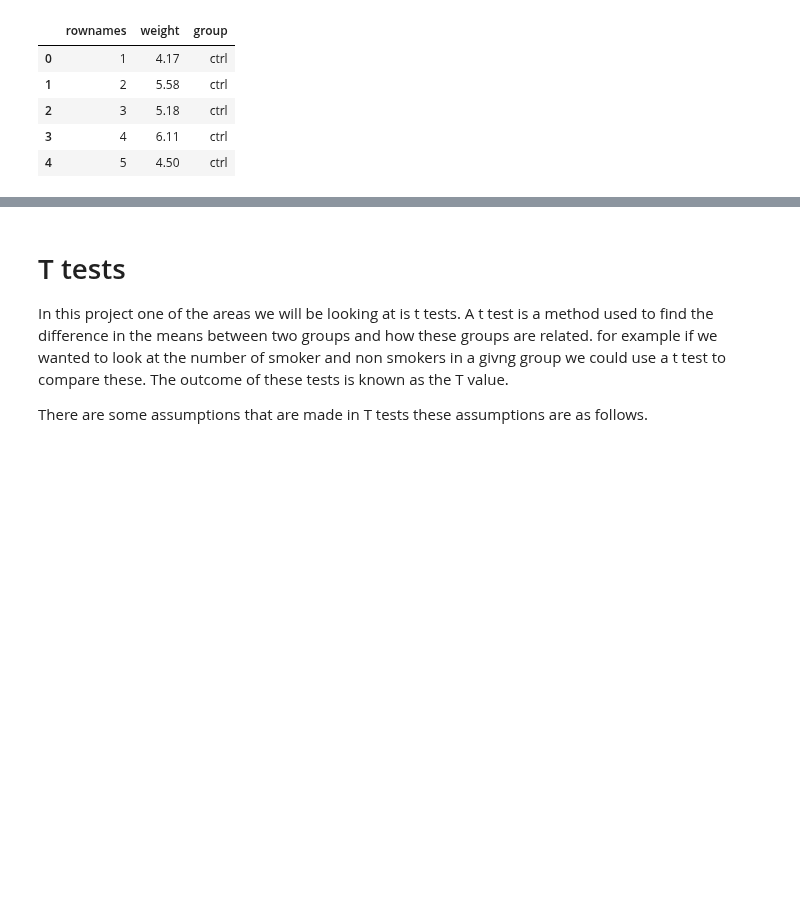
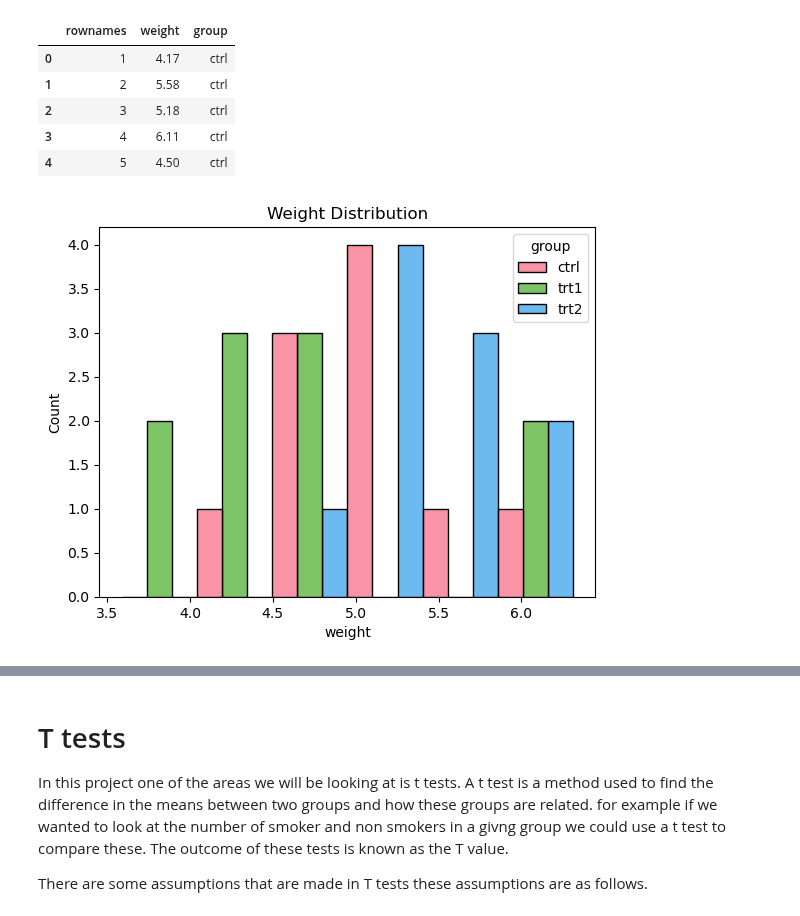
Before and after one commit to keithmmc/appliedstats, a Jupyter notebook: project.ipynb, the cells around one changed output, grey strips where cells are left out. Cells and saved outputs as stored; diff of their text form; code cells hidden in the pictures; blank space fills up the shorter version.

```diff
--- a/project.ipynb
+++ b/project.ipynb
@@ -65,3 +67,8 @@ df.head()
 | 2 | 3 | 5.18 | ctrl |
 | 3 | 4 | 6.11 | ctrl |
 | 4 | 5 | 4.50 | ctrl |
+# %%
+sns.histplot(data=df, x=df['weight'], hue='group', multiple="dodge", palette='husl').set_title('Weight Distribution')
+plt.show()
+# %% [output]
+[figure, added]
```
Also changed, not shown: parts of 2 cells of this notebook.
